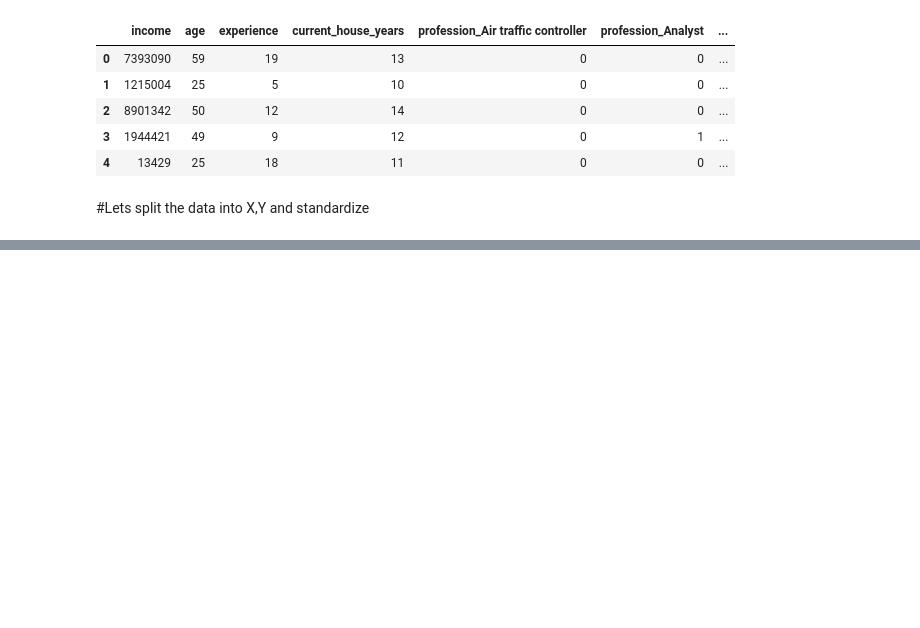
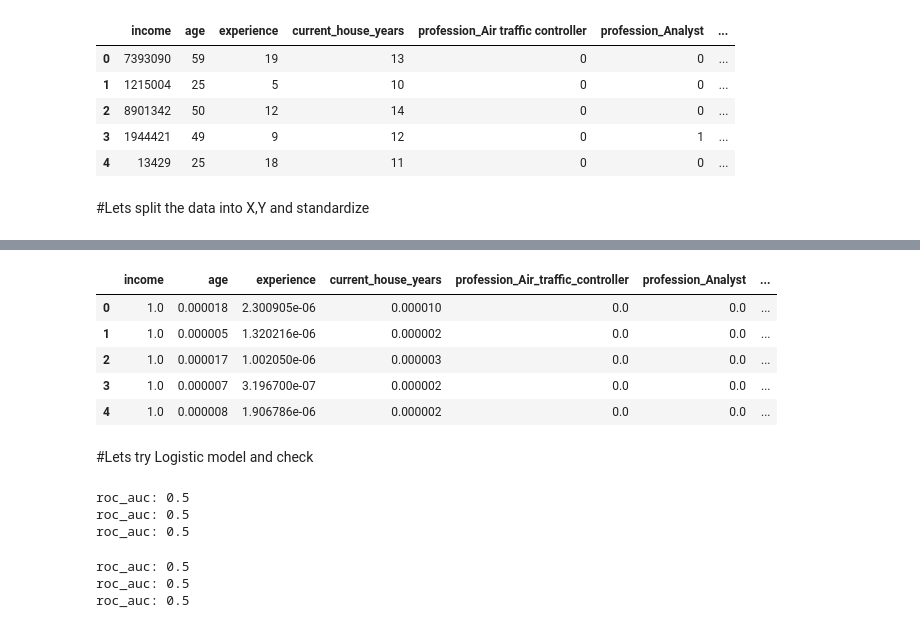
Before and after one commit to shameer-phy/ML, a Jupyter notebook: Hackathons/univ.ai/Univhack.ipynb, the cells around one changed output, grey strips where cells are left out. Cells and saved outputs as stored; diff of their text form; code cells hidden in the pictures; blank space fills up the shorter version.

```diff
--- a/Hackathons/univ.ai/Univhack.ipynb
+++ b/Hackathons/univ.ai/Univhack.ipynb
@@ -263,0 +293,30 @@ new_dftest.head()
+# %%
+from sklearn.preprocessing import Normalizer
+nm = Normalizer()
+X_nm = nm.fit_transform(X)
+# %%
+X_nm = pd.DataFrame(X_nm,columns=X.columns)
+X_nm.head()
+# %% [output]
+|  | income | age | experience | current_house_years | profession_Air_traffic_controller | profession_Analyst | ... |
+| 0 | 1.0 | 0.000018 | 2.300905e-06 | 0.000010 | 0.0 | 0.0 | ... |
+| 1 | 1.0 | 0.000005 | 1.320216e-06 | 0.000002 | 0.0 | 0.0 | ... |
+| 2 | 1.0 | 0.000017 | 1.002050e-06 | 0.000003 | 0.0 | 0.0 | ... |
+| 3 | 1.0 | 0.000007 | 3.196700e-07 | 0.000002 | 0.0 | 0.0 | ... |
+| 4 | 1.0 | 0.000008 | 1.906786e-06 | 0.000002 | 0.0 | 0.0 | ... |
+# %% [markdown]
+#Lets try Logistic model and check
+# %%
+from sklearn.linear_model import LogisticRegression
+check_mod(LogisticRegression(),X_std,Y)
+# %% [output]
+roc_auc: 0.5
+roc_auc: 0.5
+roc_auc: 0.5
+# %%
+from sklearn.linear_model import LogisticRegression
+check_mod(LogisticRegression(),X_nm,Y)
+# %% [output]
+roc_auc: 0.5
+roc_auc: 0.5
+roc_auc: 0.5
```
Also changed, not shown: parts of 15 cells of this notebook.
